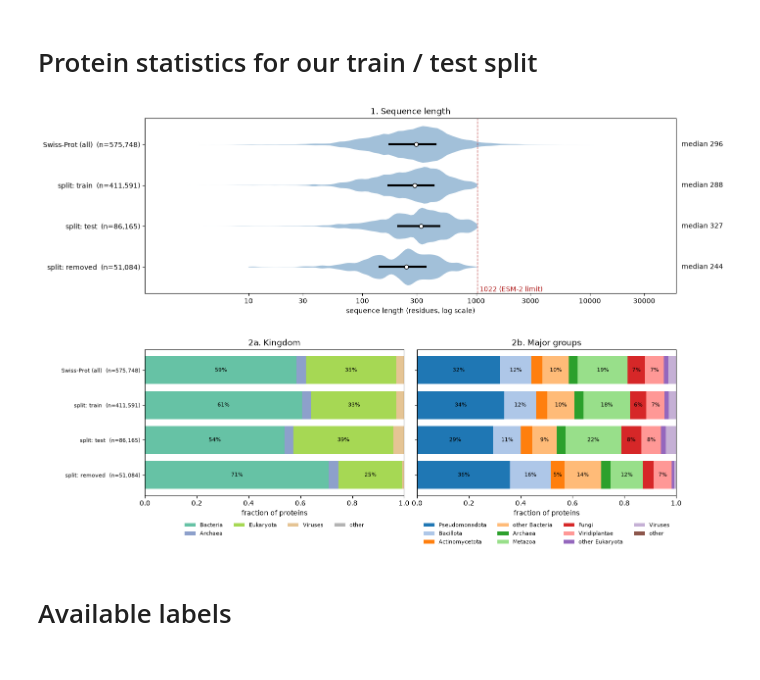
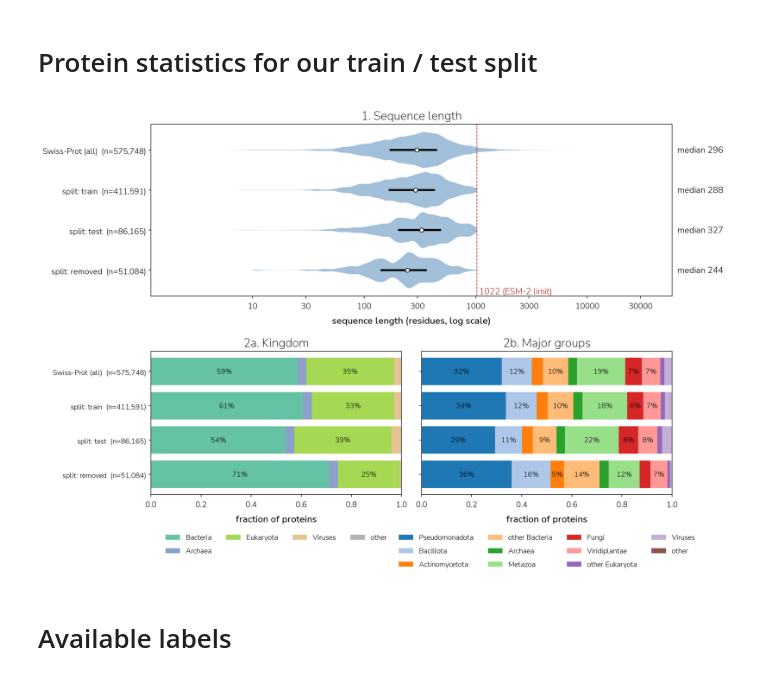
Before and after one commit to marcosbolanos/biomanifolds, a Jupyter notebook: notebooks/01_data_exploration.ipynb, the cells around one changed output. Saved outputs shown, nothing was run; the diff lists cells and outputs as text; code cells hidden in the pictures.

```diff
--- a/notebooks/01_data_exploration.ipynb
+++ b/notebooks/01_data_exploration.ipynb
@@ -58,7 +62,7 @@ groups = {
 labels = [f"{name}  (n={len(df):,})" for name, df in groups.items()]
 
 fig = plt.figure(figsize=(14, 10))
-grid = fig.add_gridspec(2, 2, height_ratios=[1.2, 1], hspace=0.35, wspace=0.05)
+grid = fig.add_gridspec(2, 2, height_ratios=[1.2, 1], hspace=0.35, wspace=0.08)
 
 # 1. Sequence length
 ax = fig.add_subplot(grid[0, :])
@@ -82,37 +86,37 @@ ax.set_xlabel("sequence length (residues, log scale)")
 ax.set_title("1. Sequence length")
 
 
 def stacked_bars(ax, column, categories, colors, title):
     left = np.zeros(len(groups))
     for category, color in zip(categories, colors):
         fractions = np.array([(df[column] == category).mean() for df in groups.values()])
         ax.barh(y, fractions, left=left, color=color, label=category)
         for yi, l, f in zip(y, left, fractions):
             if f >= 0.05:
-                ax.text(l + f / 2, yi, f"{f:.0%}", ha="center", va="center", fontsize=8)
+                ax.text(l + f / 2, yi, f"{f:.0%}", ha="center", va="center", fontsize="small")
         left += fractions
     ax.set_xlim(0, 1)
     ax.set_xlabel("fraction of proteins")
     ax.set_title(title)
-    ax.legend(loc="upper center", bbox_to_anchor=(0.5, -0.15), ncol=4, frameon=False, fontsize=8)
+    ax.legend(loc="upper center", bbox_to_anchor=(0.5, -0.22), ncol=4, frameon=False, fontsize="small")
 
 
 # 2a. Kingdom
 ax = fig.add_subplot(grid[1, 0])
 kingdoms = ["Bacteria", "Archaea", "Eukaryota", "Viruses", "other"]
 stacked_bars(ax, "kingdom", kingdoms, plt.cm.Set2([0, 2, 4, 6, 7]), "2a. Kingdom")
-ax.set_yticks(y, labels, fontsize=8)
+ax.set_yticks(y, labels, fontsize="small")
 
 # 2b. Major groups
 ax = fig.add_subplot(grid[1, 1])
 major_groups = ["Pseudomonadota", "Bacillota", "Actinomycetota", "other Bacteria", "Archaea", "Metazoa",
                 "Fungi", "Viridiplantae", "other Eukaryota", "Viruses", "other"]
 stacked_bars(ax, "group", major_groups, plt.cm.tab20(range(11)), "2b. Major groups")
 ax.set_yticks(y, [])
 
 plt.show()
 # %% [output]
-[figure, old version]
+[figure, new version]
 # %% [markdown]
 # Available labels
 # %%
```
Also changed, not shown: parts of 1 cell of this notebook, 15 other files.
